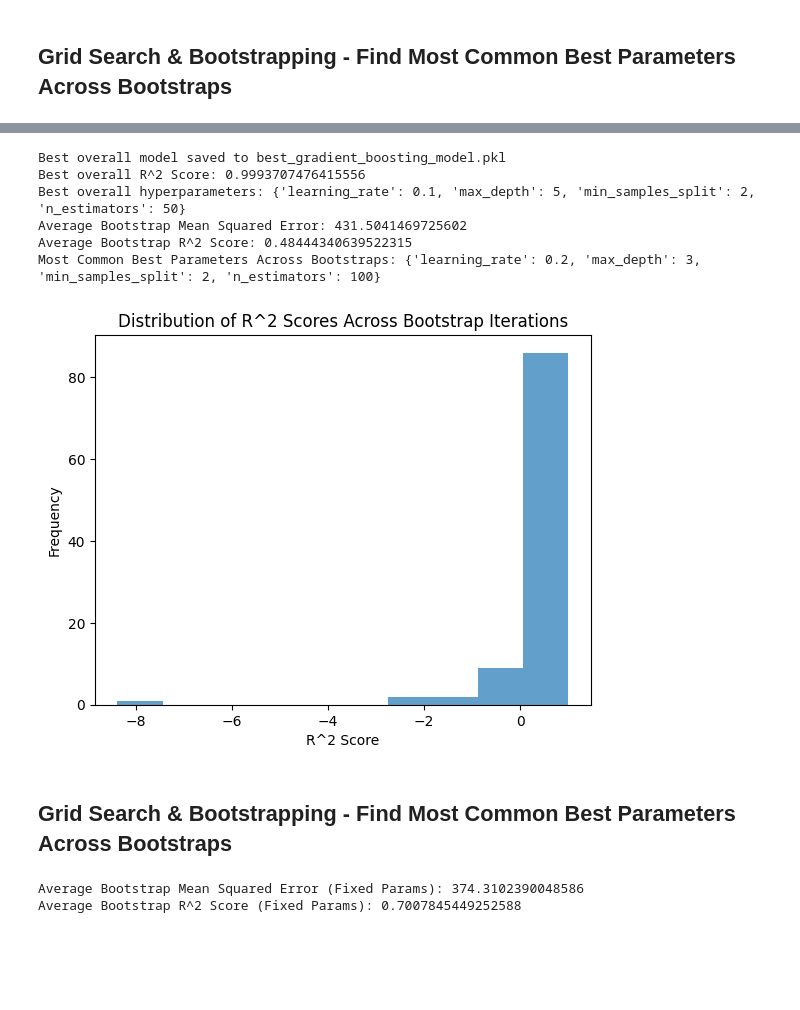
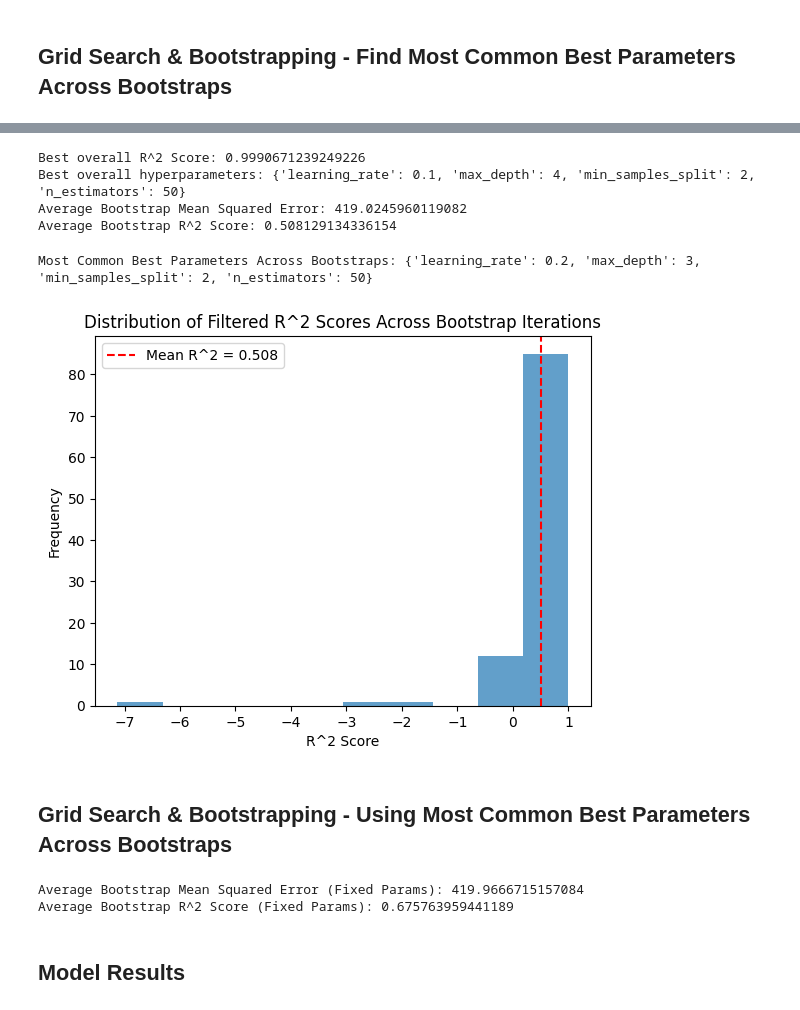
Before and after one commit to debsubdavis/data512-project, a Jupyter notebook: 02_economic_impact_model/stage3_model_training.ipynb, the cells around one changed output, grey strips where cells are left out. Drawn from its saved outputs; the diff is of its cells as text; code cells hidden in the pictures; blank space fills up the shorter version.

```diff
--- a/02_economic_impact_model/stage3_model_training.ipynb
+++ b/02_economic_impact_model/stage3_model_training.ipynb
@@ -200,7 +200,9 @@ num_rows_before_remove_nan = len(merged_df)
 print(f'Number of rows before removing nan: {num_rows_before_remove_nan}')
 
 # Drop rows with any NaN values in X or y
-merged_df = merged_df.dropna(subset=['scaled_avg_daily_smoke_impact', 'noaa_tavg', 'noaa_prcp', 'bls_pct_diff_laus_unemployment_rate'])
+# merged_df = merged_df.dropna(subset=['scaled_avg_daily_smoke_impact', 'noaa_tavg', 'noaa_prcp', 'bls_pct_diff_laus_unemployment_rate'])
+
+merged_df = merged_df.dropna(subset=['noaa_tavg','noaa_prcp', 'scaled_avg_daily_smoke_impact', 'bls_pct_diff_sae_hrs', 'bls_pct_diff_laus_labor_force', 'bls_pct_diff_laus_unemployment_rate'])
 
 num_rows_after_remove_nan = len(merged_df)
 print(f'Number of rows before removing nan: {num_rows_after_remove_nan}')
@@ -228,3 +230,14 @@ max                             220.000000                      46.958652
 std                              41.353131                       7.808434
 # %% [markdown]
 ## Grid Search & Bootstrapping - Find Most Common Best Parameters Across Bootstraps
+# %%
+# Define X (features) and y (target)
+X = merged_df[['noaa_tavg','noaa_prcp', 'scaled_avg_daily_smoke_impact', 'bls_pct_diff_sae_hrs', 'bls_pct_diff_laus_labor_force']]
+y = merged_df['bls_pct_diff_laus_unemployment_rate']
+
+
+print("Features (X):")
+print(X.head())
+
+print("\nTarget (y):")
+print(y.head())
@@ -285,42 +316,43 @@ for i in range(n_iterations):
         best_overall_model = best_gbr
         best_overall_params = best_params
 
-
-
-
 print("Best overall R^2 Score:", best_overall_r2)
 print("Best overall hyperparameters:", best_overall_params)
 
 # Summary Statistics
 print("Average Bootstrap Mean Squared Error:", np.mean(boot_mse_scores))
 print("Average Bootstrap R^2 Score:", np.mean(boot_r2_scores))
-
-# Analyze the best hyperparameters across bootstrap iterations
-
-param_counts = Counter(tuple(p.items()) for p in boot_best_params)
-most_common_params = param_counts.most_common(1)[0][0]
-most_common_params = dict(most_common_params)  # Convert back to dictionary
-print("Most Common Best Parameters Across Bootstraps:", most_common_params)
 # %% [output]
-Best overall model saved to best_gradient_boosting_model.pkl
-Best overall R^2 Score: 0.9993707476415556
-Best overall hyperparameters: {'learning_rate': 0.1, 'max_depth': 5, 'min_samples_split': 2, 'n_estimators': 50}
-Average Bootstrap Mean Squared Error: 431.5041469725602
-Average Bootstrap R^2 Score: 0.48444340639522315
-Most Common Best Parameters Across Bootstraps: {'learning_rate': 0.2, 'max_depth': 3, 'min_samples_split': 2, 'n_estimators': 100}
+Best overall R^2 Score: 0.9990671239249226
+Best overall hyperparameters: {'learning_rate': 0.1, 'max_depth': 4, 'min_samples_split': 2, 'n_estimators': 50}
+Average Bootstrap Mean Squared Error: 419.0245960119082
+Average Bootstrap R^2 Score: 0.508129134336154
+# %%
+#Analyze the best hyperparameters across bootstrap iterations
+
+param_counts = Counter(tuple(p.items()) for p in boot_best_params)
+most_common_params = param_counts.most_common(1)[0][0]
+most_common_params = dict(most_common_params)  # Convert back to dictionary
+print("Most Common Best Parameters Across Bootstraps:", most_common_params)
+# %% [output]
+Most Common Best Parameters Across Bootstraps: {'learning_rate': 0.2, 'max_depth': 3, 'min_samples_split': 2, 'n_estimators': 50}
 # %%
+# Plot the R^2 scores
+
 plt.hist(boot_r2_scores, bins=10, alpha=0.7)
-plt.title('Distribution of R^2 Scores Across Bootstrap Iterations')
+plt.title('Distribution of Filtered R^2 Scores Across Bootstrap Iterations')
 plt.xlabel('R^2 Score')
 plt.ylabel('Frequency')
+plt.axvline(np.mean(boot_r2_scores), color='red', linestyle='--', label=f'Mean R^2 = {np.mean(boot_r2_scores):.3f}')
+plt.legend()
 plt.show()
 # %% [output]
-[figure, old version]
+[figure, new version]
 # %% [markdown]
-## Grid Search & Bootstrapping - Find Most Common Best Parameters Across Bootstraps
+## Grid Search & Bootstrapping - Using Most Common Best Parameters Across Bootstraps
 # %%
 # Use the most common best parameters from the previous bootstrap
-fixed_params = {'learning_rate': 0.2, 'max_depth': 3, 'min_samples_split': 2, 'n_estimators': 100}
+fixed_params =  most_common_params
 best_gbr_fixed = GradientBoostingRegressor(**fixed_params, random_state=fixed_random_state)
 
 # Perform Bootstrapping Without Grid Search
@@ -351,8 +383,10 @@ for i in range(n_iterations):
 print("Average Bootstrap Mean Squared Error (Fixed Params):", np.mean(boot_mse_scores_fixed))
 print("Average Bootstrap R^2 Score (Fixed Params):", np.mean(boot_r2_scores_fixed))
 # %% [output]
-Average Bootstrap Mean Squared Error (Fixed Params): 374.3102390048586
-Average Bootstrap R^2 Score (Fixed Params): 0.7007845449252588
+Average Bootstrap Mean Squared Error (Fixed Params): 419.9666715157084
+Average Bootstrap R^2 Score (Fixed Params): 0.675763959441189
+# %% [markdown]
+## Model Results
 # %%
 # Calculate the average R² score
 average_r2 = np.mean(boot_r2_scores_fixed)
```
Also changed, not shown: parts of 5 cells of this notebook, 1 other file.
